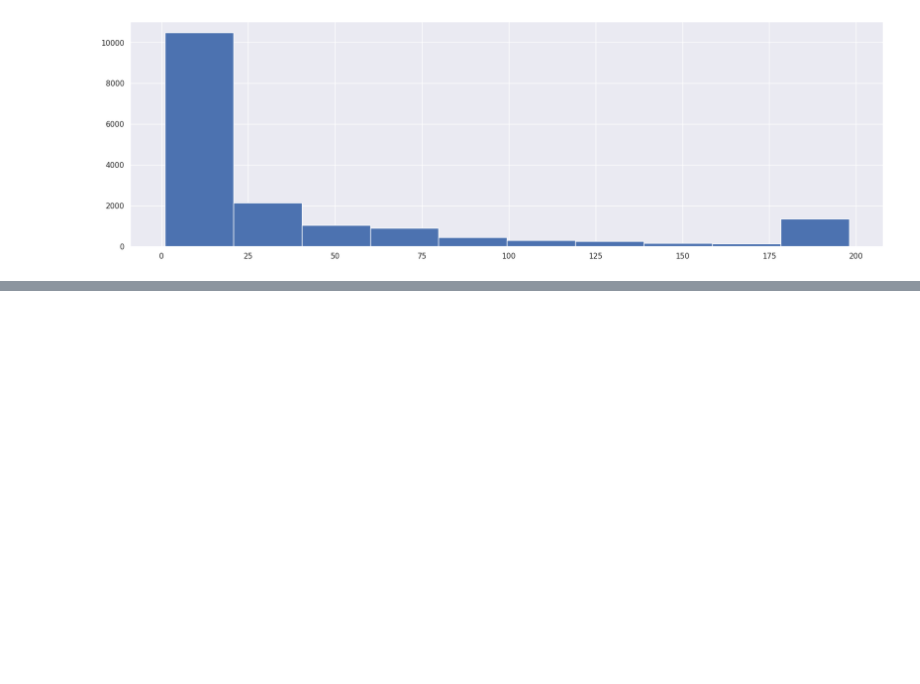
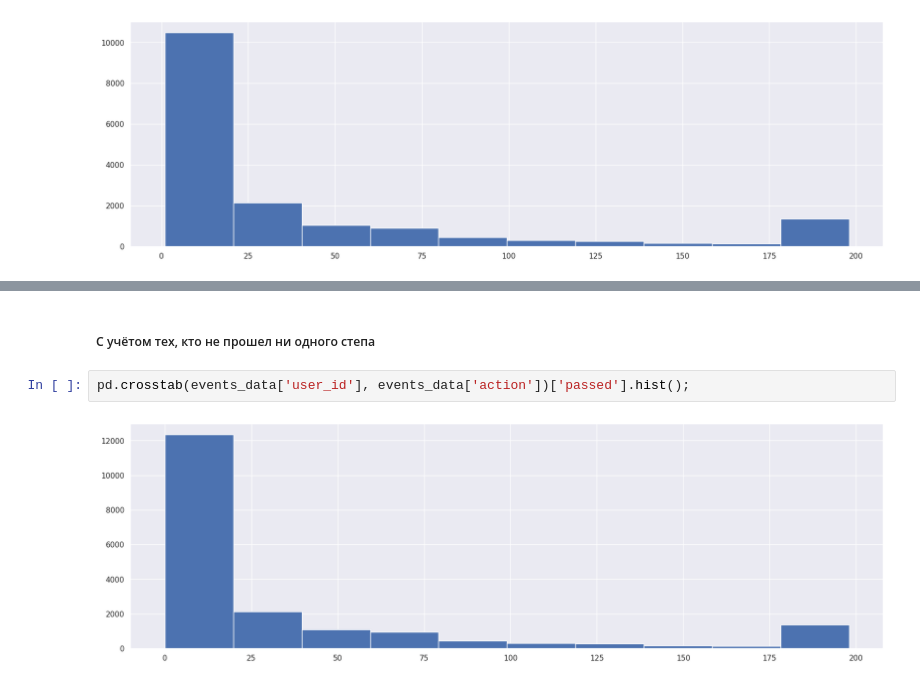
Before and after one commit to Athelbiban/learner, a Jupyter notebook: stepik_dsml/1/dsml_1.10.5.ipynb, the cells around one changed output, grey strips where cells are left out. Drawn from its saved outputs; the diff is of its cells as text; blank space fills up the shorter version.

```diff
--- a/stepik_dsml/1/dsml_1.10.5.ipynb
+++ b/stepik_dsml/1/dsml_1.10.5.ipynb
@@ -142,0 +162,6 @@ events_data[events_data['action'] == 'passed']\
+# %% [markdown]
+##### С учётом тех, кто не прошел ни одного степа
+# %%
+pd.crosstab(events_data['user_id'], events_data['action'])['passed'].hist();
+# %% [output]
+[figure, added]
```
Also changed, not shown: parts of 6 cells of this notebook.
